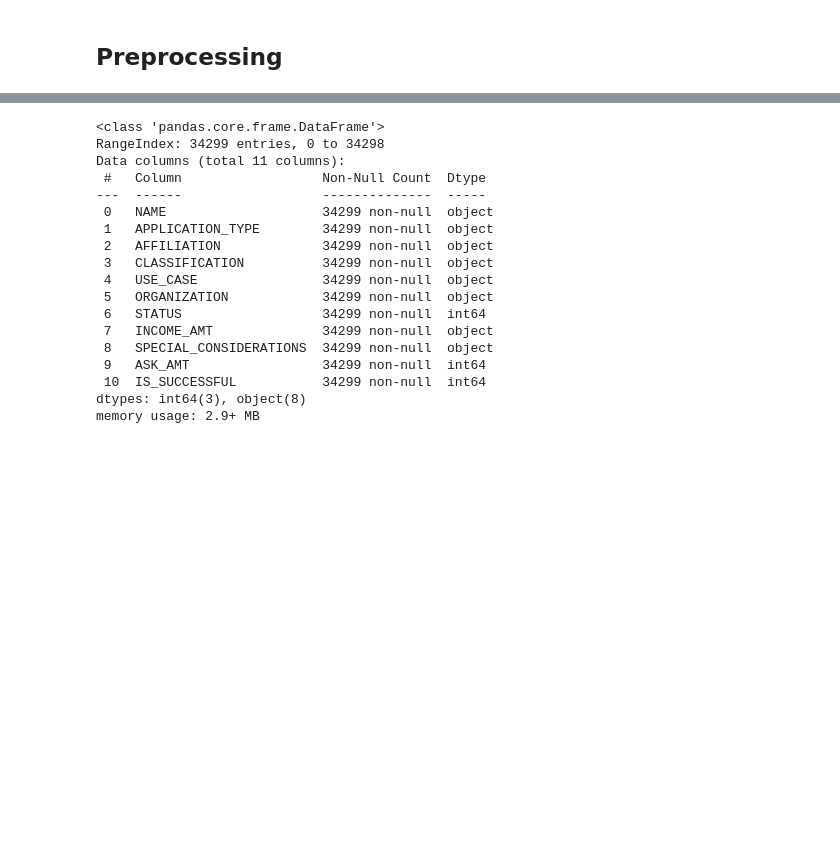
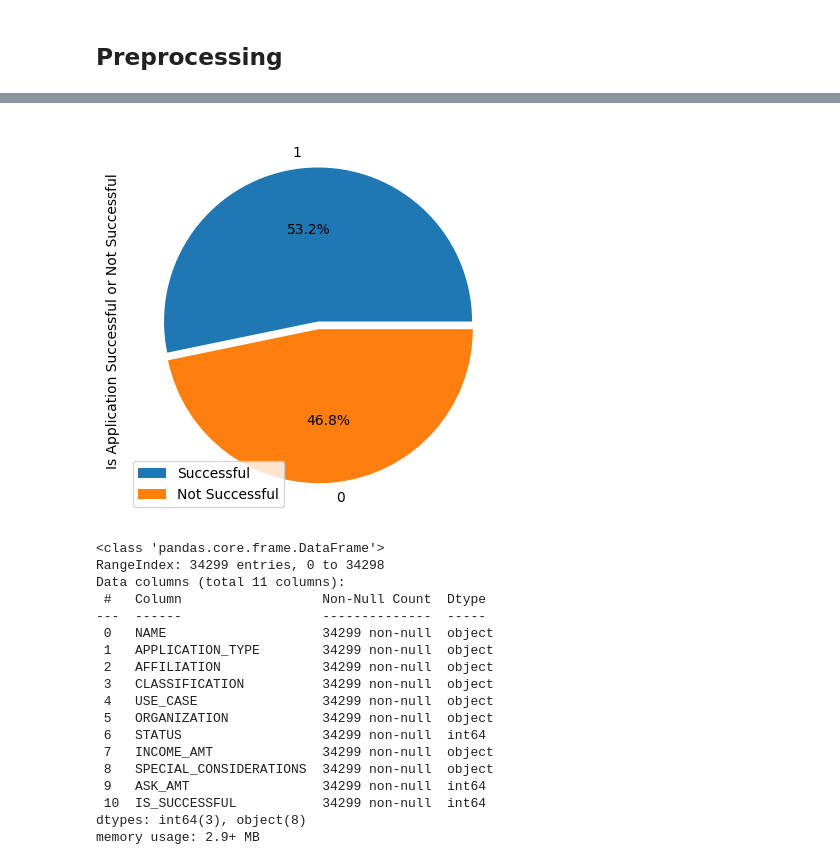
Before and after one commit to AdriannaDJ/deep-learning-challenge, a Jupyter notebook: AlphabetSoupCharity_Optimization.ipynb, the cells around one changed output, grey strips where cells are left out. Saved outputs shown, nothing was run; the diff lists cells and outputs as text; code cells hidden in the pictures; blank space fills up the shorter version.

Commit message:
updated with plot. updated readme.

```diff
--- a/AlphabetSoupCharity_Optimization.ipynb
+++ b/AlphabetSoupCharity_Optimization.ipynb
@@ -18,6 +19,31 @@ application_df.head()
 | 2 | 10547893 | ST CLOUD PROFESSIONAL FIREFIGHTERS | T5 | CompanySponsored | C3000 | ProductDev | Association | 1 | ... |
 | 3 | 10553066 | SOUTHSIDE ATHLETIC ASSOCIATION | T3 | CompanySponsored | C2000 | Preservation | Trust | 1 | ... |
 | 4 | 10556103 | GENETIC RESEARCH INSTITUTE OF THE... | T3 | Independent | C1000 | Heathcare | Trust | 1 | ... |
+# %%
+# Helper function for data distribution
+# Visualize the proportion of successful canidates
+def success_rate(data):
+  count = ""
+  if isinstance(data, pd.DataFrame):
+      count = data["IS_SUCCESSFUL"].value_counts()
+  else:
+      count = data.value_counts()
+
+
+  count.plot(kind = 'pie', explode = [0, 0.05],
+
+              figsize = (5, 5), autopct = '%1.1f%%')
+  plt.ylabel("Is Application Successful or Not Successful")
+  plt.legend(["Successful", "Not Successful"])
+  # plt.savefig('opt_success_pie.png')
+  plt.show()
+
+
+
+# Visualize the proportion of borrowers
+success_rate(application_df)
+# %% [output]
+[figure, added]
 # %%
 # Drop the non-beneficial ID columns, 'EIN' and 'NAME'.
 application_df = application_df.drop(columns=["EIN"])
```
Also changed, not shown: parts of 1 cell of this notebook, 2 other files.
